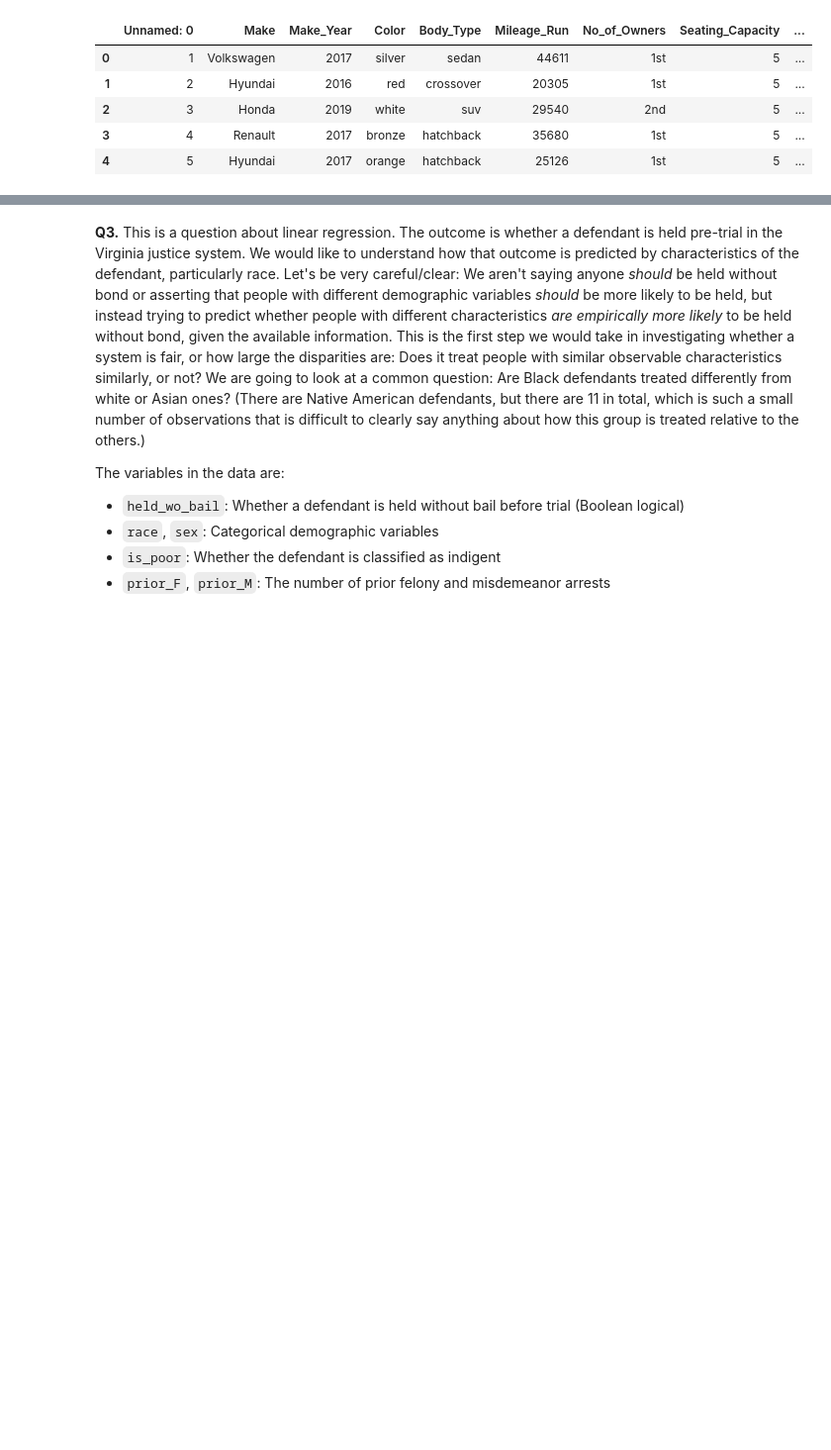
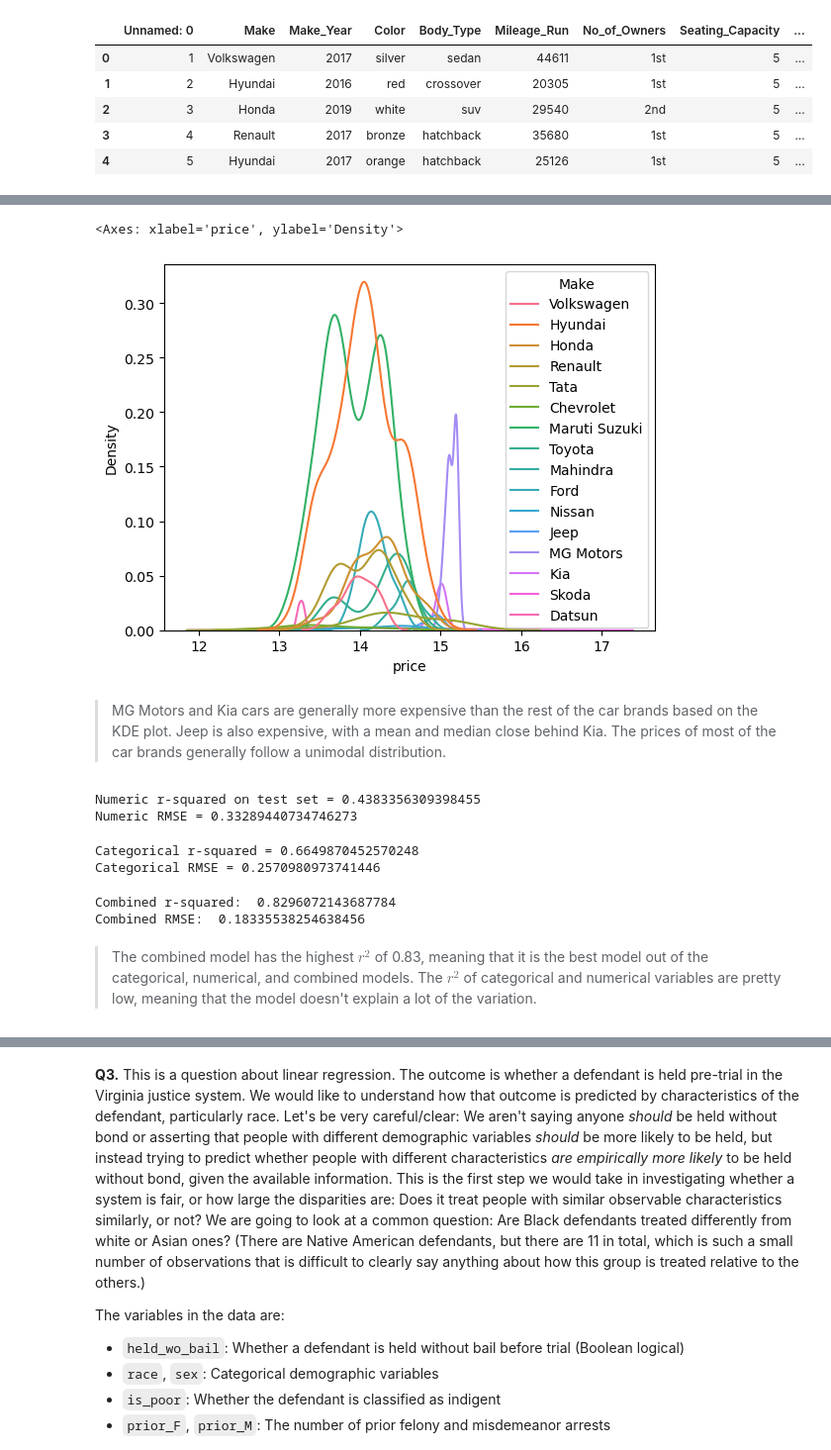
Before and after one commit to ctogs/DS-3001-IAs, a Jupyter notebook: assignment6-linear_regression/assignment.ipynb, the cells around one changed output, grey strips where cells are left out. Shown: that part at 99% size. Cells and saved outputs as stored; diff of their text form; code cells hidden in the pictures; blank space fills up the shorter version.

```diff
--- a/assignment6-linear_regression/assignment.ipynb
+++ b/assignment6-linear_regression/assignment.ipynb
@@ -197,6 +197,11 @@ df.head()
 | 4 | 5 | Hyundai | 2017 | orange | hatchback | 25126 | 1st | 5 | ... |
 # %%
 print(f"Min mileage run value: {min(df['Mileage_Run'].values)}. Max value: {max(df['Mileage_Run'].values)}")
-# The difference between min and max is pretty big, indicating some bad scaling.
+print(f"Min price value: {min(df['Price'].values)}. Max value: {max(df['Price'].values)}")
+# The differences between min and max are pretty big, indicating some bad scaling.
+df['mrun'] = np.arcsinh(df['Mileage_Run'])
+df['price'] = np.arcsinh(df['Price'])
+df['age'] = max(df['Make_Year'])-df['Make_Year']
+df = df.drop(['Mileage_Run','Price', 'Make_Year', 'Unnamed: 0'],axis=1)
 # %% [output]
 Min mileage run value: 1117. Max value: 99495
@@ -202,0 +231,7 @@ Min mileage run value: 1117. Max value: 99495
+# %%
+sns.kdeplot(x=df['price'], hue=df['Make'])
+# %% [output]
+<Axes: xlabel='price', ylabel='Density'>
+[figure, added]
+# %% [markdown]
+> MG Motors and Kia cars are generally more expensive than the rest of the car brands based on the KDE plot. Jeep is also expensive, with a mean and median close behind Kia. The prices of most of the car brands generally follow a unimodal distribution.
@@ -202,0 +242,51 @@ Min mileage run value: 1117. Max value: 99495
+# %%
+# 4. Make a model where you regress price on the numeric variables alone; what is the $R^2$ and `RMSE` on the training set and test set? Make a second model where, for the categorical variables, you regress price on a model comprised of one-hot encoded regressors/features alone (you can use `pd.get_dummies()`; be careful of the dummy variable trap); what is the $R^2$ and `RMSE` on the test set? Which model performs better on the test set? Make a third model that combines all the regressors from the previous two; what is the $R^2$ and `RMSE` on the test set? Does the joint model perform better or worse, and by home much?
+xtrain_numeric = X_train.loc[:,['age', 'mrun', 'Seating_Capacity']]
+regn = LinearRegression().fit(xtrain_numeric, y_train)
+
+xtest_numeric = X_test.loc[:,['age', 'mrun', 'Seating_Capacity']]
+yhat = regn.predict(xtest_numeric)
+rmse_n = np.sqrt( np.mean( (y_test - yhat)**2 ))
+
+print(f"Numeric r-squared on test set = {regn.score(xtest_numeric,y_test)}")
+print(f"Numeric RMSE = {rmse_n}")
+# %% [output]
+Numeric r-squared on test set = 0.4383356309398455
+Numeric RMSE = 0.33289440734746273
+# %%
+categorical_vars = ['Make','Fuel_Type','Transmission_Type', 'Transmission', 'Body_Type','Color']
+
+xtrain_cat = pd.DataFrame([])
+xtest_cat = pd.DataFrame([])
+for var in categorical_vars:
+  dums_train = pd.get_dummies( X_train[var], drop_first=True, dtype=int)
+  xtrain_cat = pd.concat([xtrain_cat, dums_train], axis=1, ignore_index=True)
+
+  dums_test = pd.get_dummies( X_test[var], drop_first=True, dtype=int)
+  dums_test = dums_test.reindex(columns=dums_train.columns, fill_value=0)
+  xtest_cat = pd.concat([xtest_cat, dums_test], axis=1, ignore_index=True)
+
+reg_c = LinearRegression().fit(xtrain_cat,y_train)
+yhat_c = reg_c.predict(xtest_cat)
+rmse_c = np.sqrt( np.mean( (y_test - yhat_c)**2 ))
+
+print(f"Categorical r-squared = {reg_c.score(xtest_cat,y_test)}")
+print(f"Categorical RMSE = {rmse_c}")
+# %% [output]
+Categorical r-squared = 0.6649870452570248
+Categorical RMSE = 0.2570980973741446
+# %%
+# Combine numeric _n and categorical _c variables:
+xtrain_combo = pd.concat([xtrain_numeric, xtrain_cat],axis=1, ignore_index=True)
+xtest_combo = pd.concat([xtest_numeric, xtest_cat],axis=1, ignore_index=True)
+
+reg_all = LinearRegression().fit(xtrain_combo,y_train)
+y_hat_combo = reg_all.predict(xtest_combo)
+print('Combined r-squared: ', reg_all.score(xtest_combo,y_test))
+rmse_all = np.sqrt( np.mean( (y_test - y_hat_combo)**2 ))
+print('Combined RMSE: ', rmse_all)
+# %% [output]
+Combined r-squared:  0.8296072143687784
+Combined RMSE:  0.18335538254638456
+# %% [markdown]
+> The combined model has the highest $r^2$ of 0.83, meaning that it is the best model out of the categorical, numerical, and combined models. The $r^2$ of categorical and numerical variables are pretty low, meaning that the model doesn't explain a lot of the variation.
```
Also changed, not shown: parts of 10 cells of this notebook.
